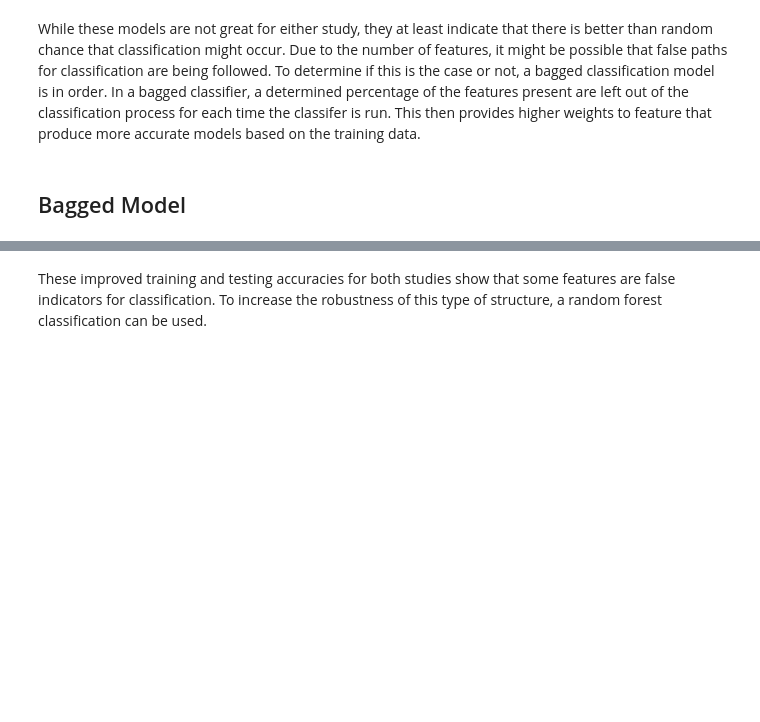
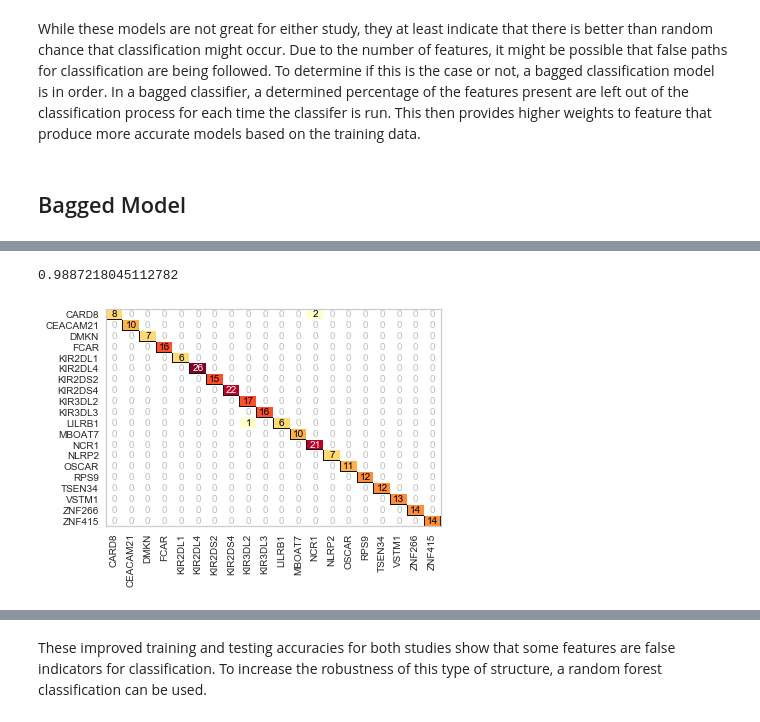
Before and after one commit to eannefawcett/Classifying-Gene-Locus-by-Protein-Composition, a Jupyter notebook: Modeling-19.ipynb, the cells around one changed output, grey strips where cells are left out. Cells and saved outputs as stored; diff of their text form; code cells hidden in the pictures; blank space fills up the shorter version.

```diff
--- a/Modeling-19.ipynb
+++ b/Modeling-19.ipynb
@@ -639,3 +623,9 @@ Locus Bagged Testing Accuracy is: 90.22556390977444
+# %%
+cm = ConfusionMatrix(bagged_locus_tree.fit(features_locus_train, target_locus_train))
+cm.score(features_locus_test, target_locus_test)
+# %% [output]
+0.9887218045112782
+[figure, added]
 # %%
 # bagged model for strand testing
 tree_strand = base_strand_clf
```
Also changed, not shown: parts of 33 cells of this notebook, 4 other files.
